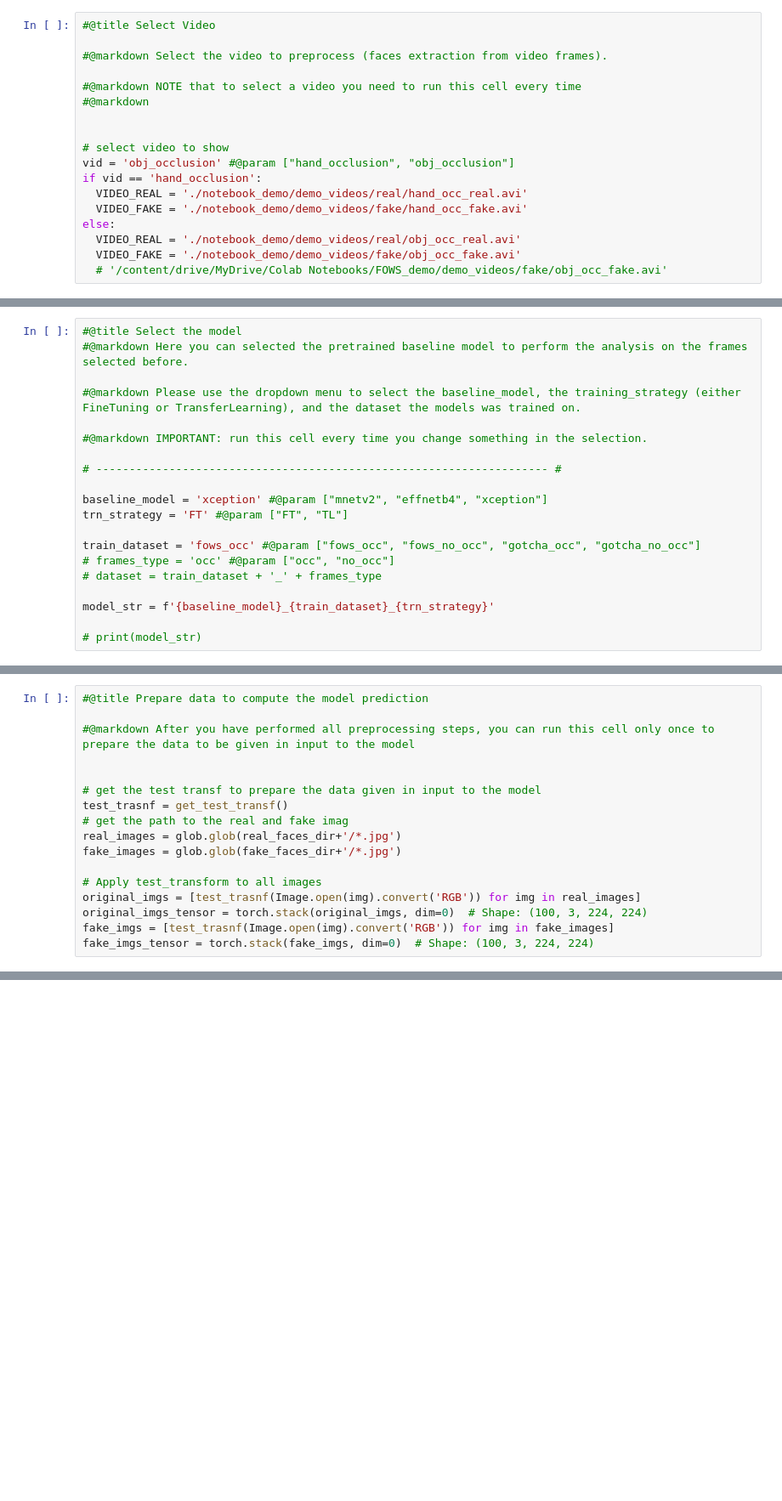
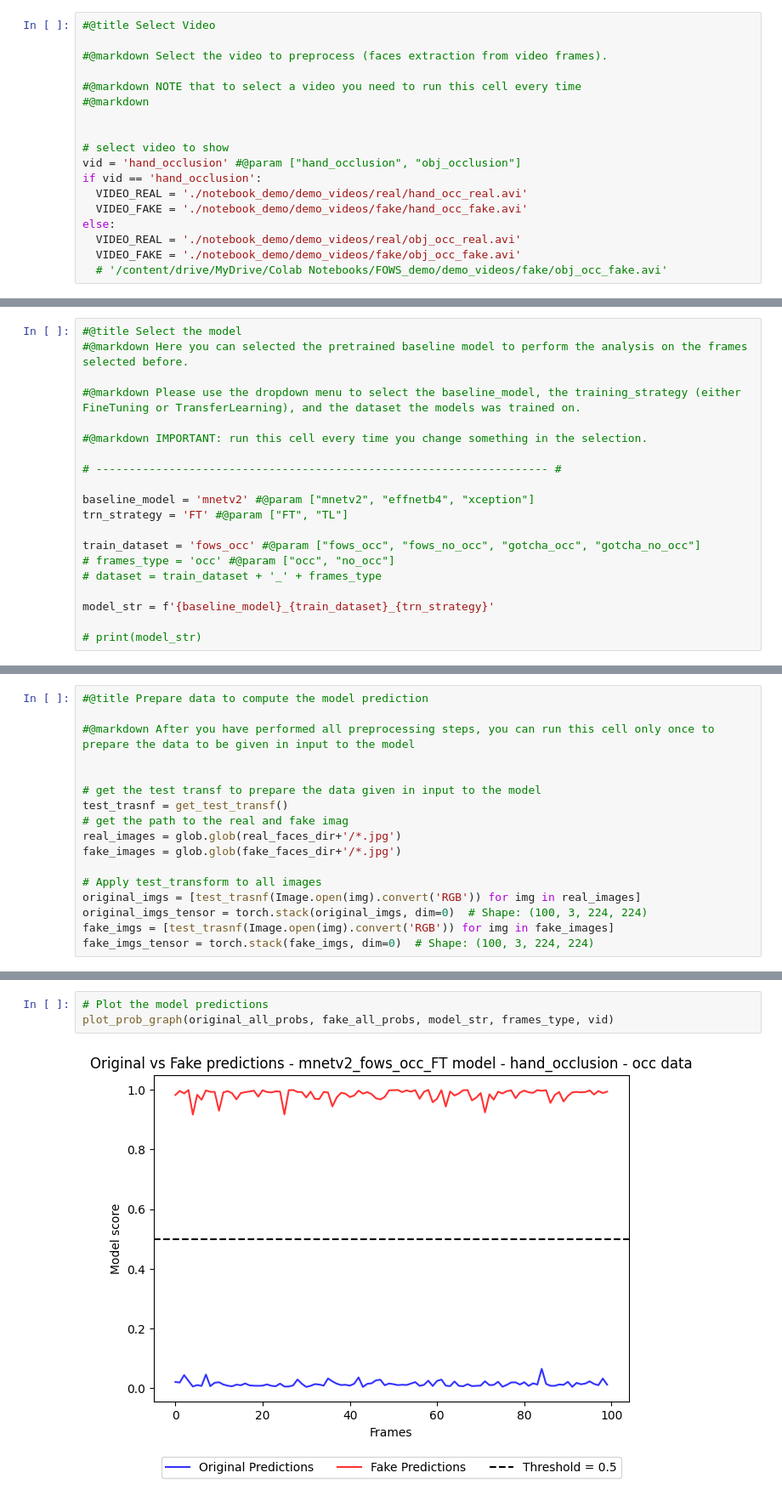
Before and after one commit to RickyZi/FOWS_test, a Jupyter notebook: notebook_demo/test_FOWSdemo.ipynb, the cells around one changed output, grey strips where cells are left out. Shown at 85% size. Saved outputs shown, nothing was run; the diff lists cells and outputs as text; blank space fills up the shorter version.

```diff
--- a/notebook_demo/test_FOWSdemo.ipynb
+++ b/notebook_demo/test_FOWSdemo.ipynb
@@ -223,7 +197,7 @@ if repo_path not in sys.path:
 
 
 # select video to show
-vid = 'obj_occlusion' #@param ["hand_occlusion", "obj_occlusion"]
+vid = 'hand_occlusion' #@param ["hand_occlusion", "obj_occlusion"]
 if vid == 'hand_occlusion':
   VIDEO_REAL = './notebook_demo/demo_videos/real/hand_occ_real.avi'
   VIDEO_FAKE = './notebook_demo/demo_videos/fake/hand_occ_fake.avi'
@@ -466,7 +454,7 @@ plt.show()
 
 # -------------------------------------------------------------------- #
 
-baseline_model = 'xception' #@param ["mnetv2", "effnetb4", "xception"]
+baseline_model = 'mnetv2' #@param ["mnetv2", "effnetb4", "xception"]
 trn_strategy = 'FT' #@param ["FT", "TL"]
 
 train_dataset = 'fows_occ' #@param ["fows_occ", "fows_no_occ", "gotcha_occ", "gotcha_no_occ"]
@@ -582,0 +537,5 @@ plot_prob_graph(original_all_probs, fake_all_probs, model_str, frames_type)
+# %%
+# Plot the model predictions
+plot_prob_graph(original_all_probs, fake_all_probs, model_str, frames_type, vid)
+# %% [output]
+[figure, added]
```
Also changed, not shown: parts of 24 cells of this notebook.
